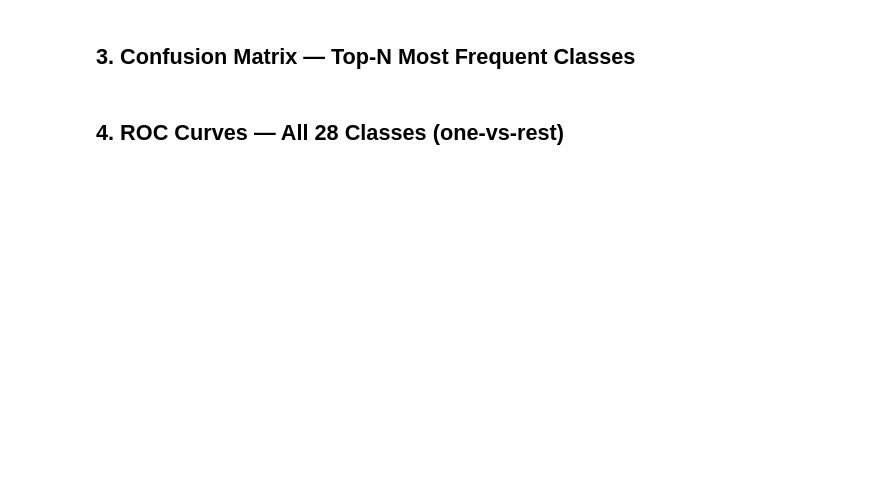
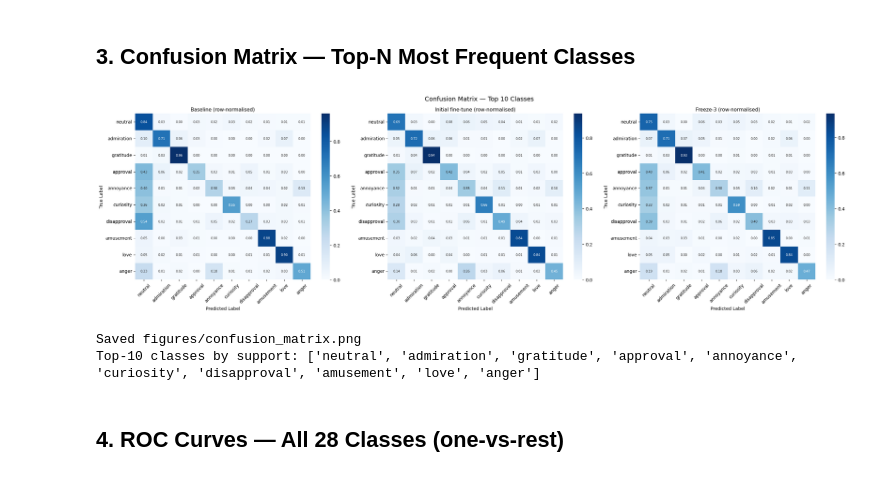
Before and after one commit to Lemon2116/emotion-detection, a Jupyter notebook: visualization.ipynb, the cells around one changed output. Saved outputs shown, nothing was run; the diff lists cells and outputs as text; code cells hidden in the pictures; blank space fills up the shorter version.

```diff
--- a/visualization.ipynb
+++ b/visualization.ipynb
@@ -123,46 +153,41 @@ print('Saved figures/per_class_f1.png')
 # %%
 TOP_N = 10
 
-# Primary true label = highest-index active label (argmax of multi-hot)
-# Primary predicted  = argmax of probabilities
-true_primary = np.argmax(test_labels,     axis=1)
-pred_primary = np.argmax(finetuned_probs, axis=1)
-
-# Select top-N classes by test support
 support    = test_labels.sum(axis=0)
 topn_idxs  = np.argsort(support)[::-1][:TOP_N]
 topn_names = [LABEL_NAMES[i] for i in topn_idxs]
 idx_remap  = {old: new for new, old in enumerate(topn_idxs)}
 
-# Filter samples whose true primary label is in top-N
+true_primary = np.argmax(test_labels, axis=1)
 mask         = np.isin(true_primary, topn_idxs)
 true_topn    = np.array([idx_remap[l] for l in true_primary[mask]])
-# Predictions outside top-N are mapped to TOP_N ("other")
-pred_topn    = np.array([idx_remap.get(p, TOP_N) for p in pred_primary[mask]])
 
-cm = confusion_matrix(true_topn, pred_topn, labels=list(range(TOP_N)))
-cm_norm = cm.astype(float) / cm.sum(axis=1, keepdims=True)  # row-normalise
+fig, axes = plt.subplots(1, 3, figsize=(24, 7))
 
-fig, axes = plt.subplots(1, 2, figsize=(18, 7))
-
-for ax, data, fmt, title in [
-    (axes[0], cm,      'd',    f'Confusion Matrix — Top {TOP_N} Classes (counts)'),
-    (axes[1], cm_norm, '.2f',  f'Confusion Matrix — Top {TOP_N} Classes (row-normalised)'),
-]:
-    sns.heatmap(data, annot=True, fmt=fmt, cmap='Blues',
+for ax, (probs, label, _) in zip(axes, MODELS):
+    pred_primary = np.argmax(probs, axis=1)
+    pred_topn    = np.array([idx_remap.get(p, TOP_N) for p in pred_primary[mask]])
+    cm           = confusion_matrix(true_topn, pred_topn, labels=list(range(TOP_N)))
+    cm_norm      = cm.astype(float) / cm.sum(axis=1, keepdims=True)
+    sns.heatmap(cm_norm, annot=True, fmt='.2f', cmap='Blues',
                 xticklabels=topn_names, yticklabels=topn_names, ax=ax,
-                annot_kws={'size': 8})
-    ax.set_xlabel('Predicted Label', fontsize=11)
-    ax.set_ylabel('True Label',      fontsize=11)
-    ax.set_title(title,              fontsize=12)
+                annot_kws={'size': 7})
+    ax.set_title(f'{label} (row-normalised)', fontsize=11)
+    ax.set_xlabel('Predicted Label', fontsize=10)
+    ax.set_ylabel('True Label',      fontsize=10)
     ax.tick_params(axis='x', rotation=45)
     ax.tick_params(axis='y', rotation=0)
 
+plt.suptitle(f'Confusion Matrix — Top {TOP_N} Classes', fontsize=14)
 plt.tight_layout()
 plt.savefig('figures/confusion_matrix.png', dpi=150, bbox_inches='tight')
 plt.show()
 print('Saved figures/confusion_matrix.png')
 print(f'Top-{TOP_N} classes by support:', topn_names)
+# %% [output]
+[figure, added]
+Saved figures/confusion_matrix.png
+Top-10 classes by support: ['neutral', 'admiration', 'gratitude', 'approval', 'annoyance', 'curiosity', 'disapproval', 'amusement', 'love', 'anger']
 # %% [markdown]
 ## 4. ROC Curves — All 28 Classes (one-vs-rest)
 # %%
```
Also changed, not shown: parts of 9 cells of this notebook, 10 other files.
